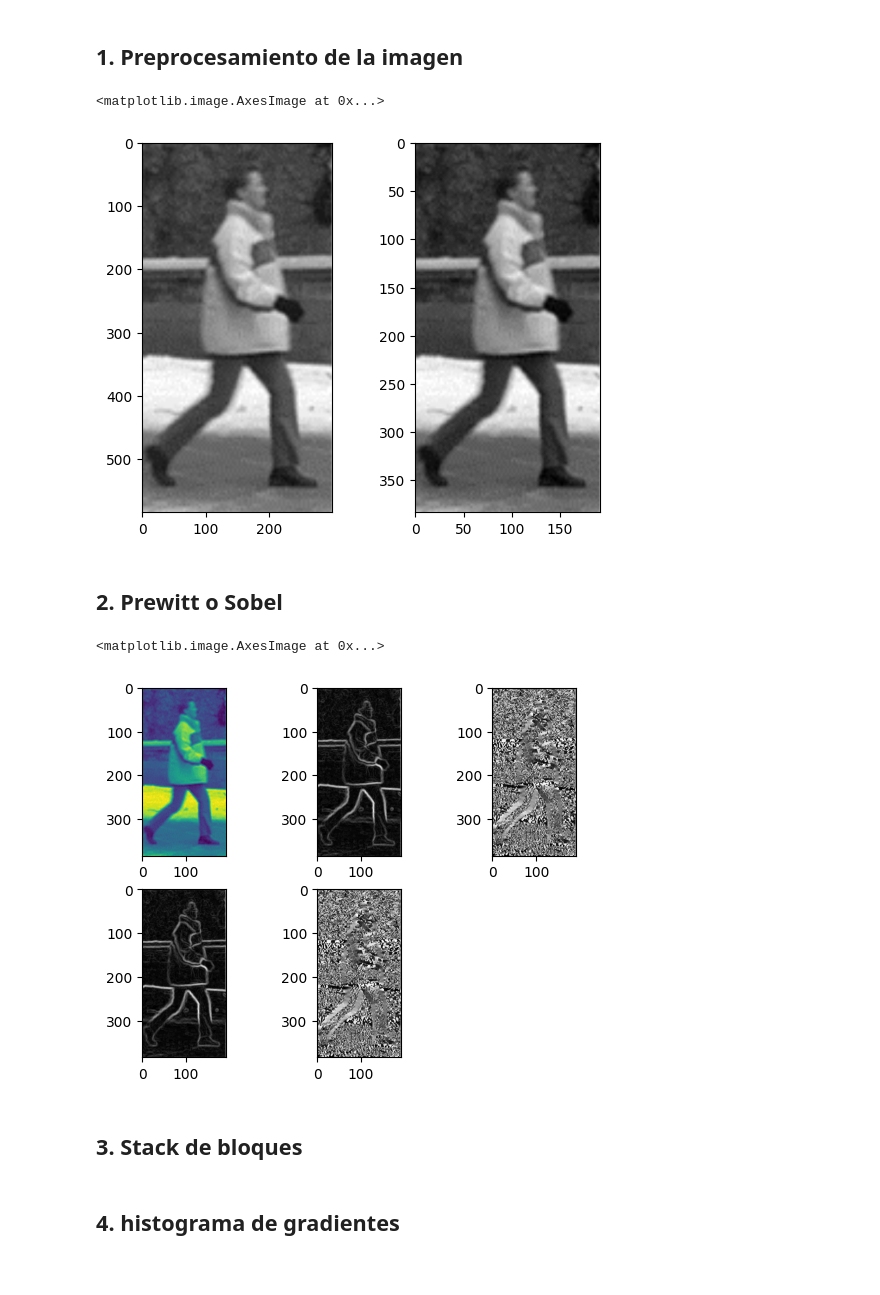
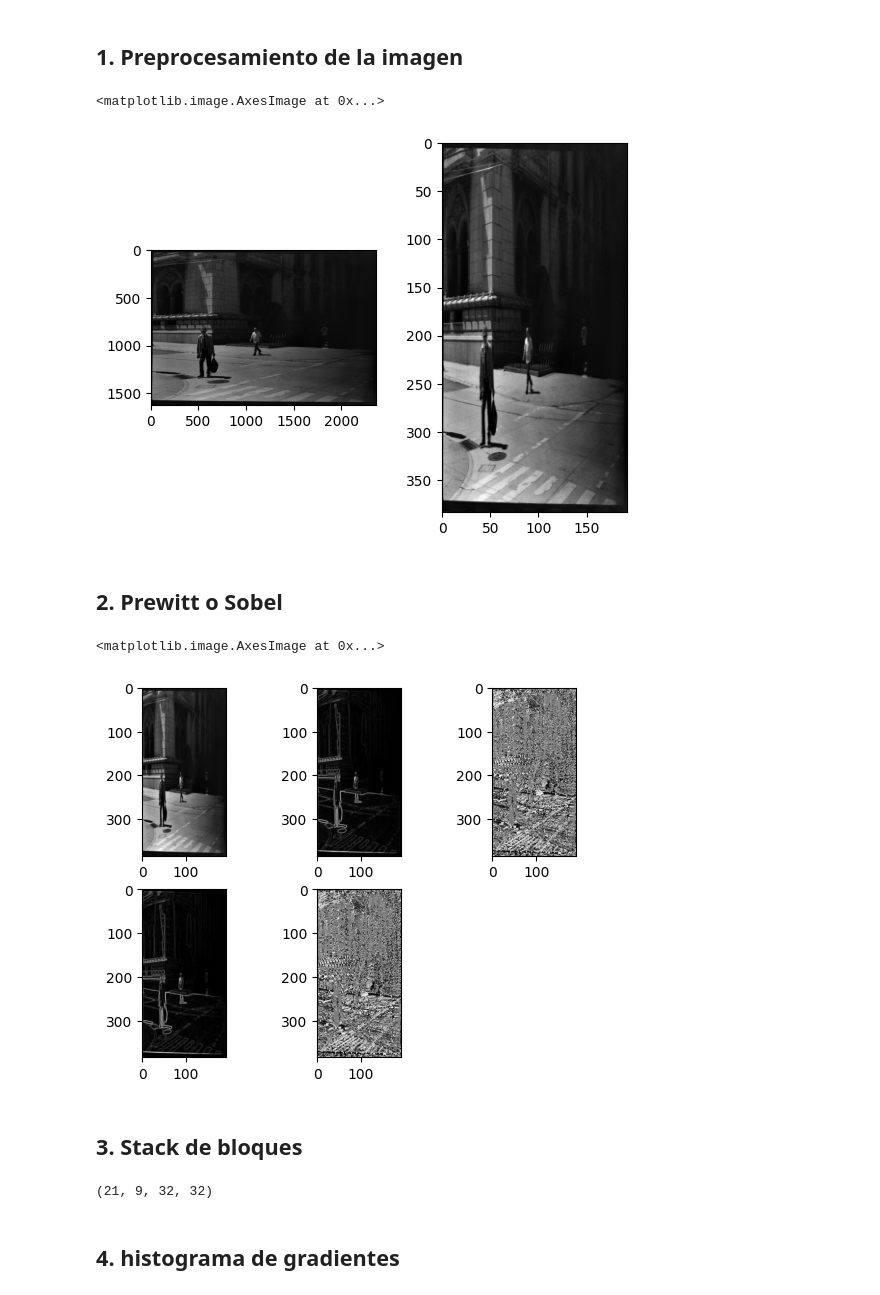
Before and after one commit to JusSolo/computer-vision-lab-3, a Jupyter notebook: lab3.ipynb, the cells around one changed output. Saved outputs shown, nothing was run; the diff lists cells and outputs as text; code cells hidden in the pictures.

Commit message:
se probo el detector de personas con otra imagen

```diff
--- a/lab3.ipynb
+++ b/lab3.ipynb
@@ -33,7 +33,7 @@ def preprocess_image(image: np.ndarray, k: int, output_dtype=np.uint8) -> np.nda
     return resized_image
 # %%
 # Ejemplo de uso:
-image = cv2.imread('person.png')
+image = cv2.imread('walk.jpg')
 
 processed_image = preprocess_image(image, k=3)
 # %%
@@ -43,7 +43,7 @@ plt.subplot(1, 2, 2)
 plt.imshow(processed_image, cmap="gray")
 # %% [output]
 <matplotlib.image.AxesImage at 0x...>
-[figure, old version]
+[figure, new version]
 # %% [markdown]
 ## 2. Prewitt o Sobel
 # %%
@@ -91,18 +91,18 @@ image_sobel_mu, image_sobel_theta = compute_gradient(processed_image, "sobel")
 image_prewitt_mu, image_prewitt_theta = compute_gradient(processed_image, "prewitt")
 # %%
 plt.subplot(2, 3, 1)
-plt.imshow(processed_image)
+plt.imshow(processed_image,cmap="gray")
 plt.subplot(2, 3, 2)
 plt.imshow(image_sobel_mu, cmap="gray")
 plt.subplot(2, 3, 3)
 plt.imshow(image_sobel_theta, cmap="gray")
 plt.subplot(2, 3, 4)
 plt.imshow(image_prewitt_mu, cmap="gray")
 plt.subplot(2, 3, 5)
 plt.imshow(image_prewitt_theta, cmap="gray")
 # %% [output]
 <matplotlib.image.AxesImage at 0x...>
-[figure, old version]
+[figure, new version]
 # %% [markdown]
 ## 3. Stack de bloques
 # %%
@@ -131,6 +131,10 @@ BLOCK_SIZE= 32
 # %%
 array_sobel_mu, array_sobel_theta = extract_blocks(image_sobel_mu, image_sobel_theta, BLOCK_SIZE)
 array_prewitt_mu, array_prewitt_theta = extract_blocks(image_prewitt_mu, image_prewitt_theta, BLOCK_SIZE)
+# %%
+array_sobel_mu.shape
+# %% [output]
+(21, 9, 32, 32)
 # %% [markdown]
 ## 4. histograma de gradientes
 # %%
```
Also changed, not shown: parts of 8 cells of this notebook, 1 other file.
